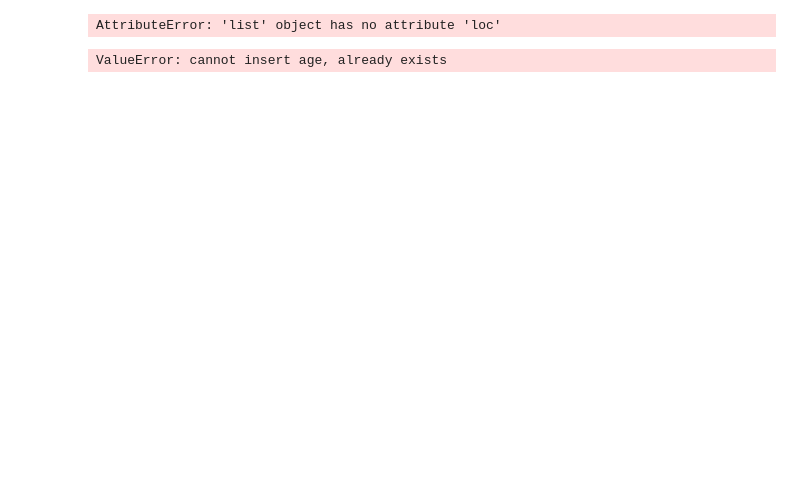
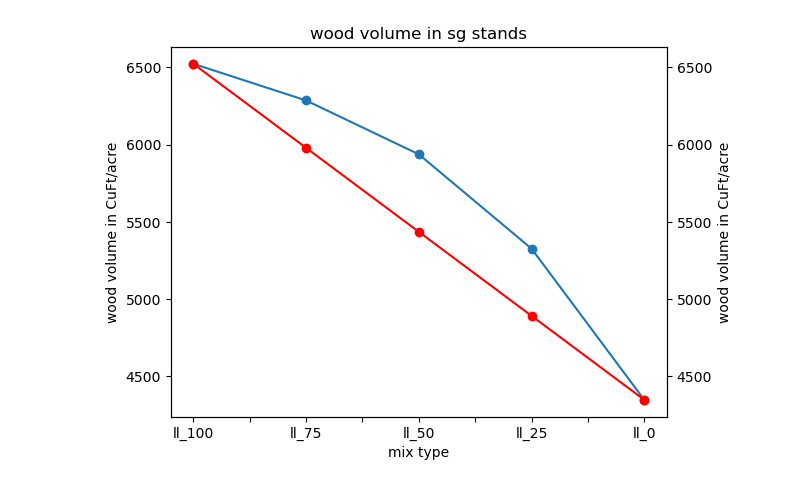
Before and after one commit to c0dama/plantations, a Jupyter notebook: plantations.ipynb, the cells around one changed output. Drawn from its saved outputs; the diff is of its cells as text; code cells hidden in the pictures; blank space fills up the shorter version.

```diff
--- a/plantations.ipynb
+++ b/plantations.ipynb
@@ -94,66 +76,29 @@ lev(*stands_wo)
 # %%
 
-def species(dct, *args,):
-    for term in args:
-        wo_true = {key:value for key, value in dct.items() if term in key}
-    return wo_true
-
-
-
-def volume(*args):
+def volume(graphtitle, *args):
     volume_true = []
     volume_arithmetic = []
     for stand in args:
         volume_true.append(stand.loc[stand["age"] == 50]["Total_MCuFt"].item())
+
     volume_arithmetic.append(volume_true[0])
     volume_arithmetic.append(volume_true[0] * 0.75 + volume_true[-1] * 0.25)
     volume_arithmetic.append(volume_true[0] * 0.5 + volume_true[-1] * 0.5)
     volume_arithmetic.append(volume_true[0] * 0.25 + volume_true[-1] * 0.75)
     volume_arithmetic.append(volume_true[-1])
 
+    stand_df = pd.DataFrame()
+    stand_df["mix type"] = ["ll_100", "ll_75", "ll_50", "ll_25", "ll_0"]
+    stand_df["true volume"] = volume_true
+    stand_df["arithmetic"] = volume_arithmetic
+    vol_comp = stand_df.plot(x="mix type", y="true volume", legend=False, marker = "o")
+    plt.ylabel("wood volume in CuFt/acre")
+    vol_comp2 = vol_comp.twinx()
+    stand_df.plot(x="mix type", y="arithmetic", ax=vol_comp2, legend=False, marker = "o", color="r")
+    plt.title(graphtitle)
+    plt.ylabel("wood volume in CuFt/acre")
 
-volume(stands_wo)
-        #for stand in wo_stands:
-    #wo_true.append(stand.iloc[10:11, 2:3])
-#for stand in wo_stands:
-   # wo_true.append(stand.loc[stand["age"] == 50]["Total_MCuFt"].item())
 
-#wo_arithmetic.append(wo_true[0])
-#wo_arithmetic.append(wo_true[0] * 0.75 + wo_true[-1] * 0.25)
-#wo_arithmetic.append(wo_true[0] * 0.5 + wo_true[-1] * 0.5)
-#wo_arithmetic.append(wo_true[0] * 0.25 + wo_true[-1] * 0.75)
-#wo_arithmetic.append(wo_true[-1])
-
-#wo_df = pd.DataFrame()
-
-#wo_df["mix type"] = ["ll_100", "ll_75", "ll_50", "ll_25", "ll_0"]
-#wo_df["true volume"] = wo_true
-#wo_df["arithmetic"] = wo_arithmetic
-
-#vol_comp = wo_df.plot(x="mix type", y="true volume", legend=False, marker = "o")
-#vol_comp2 = vol_comp.twinx()
-#wo_df.plot(x="mix type", y="arithmetic", ax=vol_comp2, legend=False, marker = "o", color="r")
-#vol_comp.figure.legend()
-#plt.show()
-#plt.savefig("/mnt/5A5136DD7377F658/rawdata/plottest1.jpg")
+volume("wood volume in sg stands", *stands_sg)
 # %% [output]
-AttributeError: 'list' object has no attribute 'loc'
+[figure, added]
-# %%
-def lev(*stands):
-    for stand in stands:
-        stand_list = list(stand)
-        stand.insert(loc=1, column="age", value=[i for i in range(0, 205, 5)])
-        if len(stand_list) > 6:
-            stand["ll_pulp"] = stand.iloc[:,3] - stand.iloc[:,6]
-            stand["hw_pulp"] = stand.iloc[:,4] - stand.iloc[:,7]
-            stand["revenue"] = stand.iloc[:,6] * ll_timber + stand.iloc[:,6] * hw_timber + stand.iloc[:,8] * ll_pulp + stand.iloc[:,9] * hw_pulp
-            stand["faustmann"] = stand[["revenue", "age"]].apply(lambda x: faustmann(x["revenue"], x["age"]), axis=1)
-        else:
-            stand["pulp"] = stand.iloc[:,3] - stand.iloc[:,5]
-            if stand.iloc[3,2] == 0:
-                stand["revenue"] = stand.iloc[:,5] * hw_timber + stand.iloc[:,6] * hw_pulp
-            else:
-                stand["revenue"] = stand.iloc[:,5] * ll_timber + stand.iloc[:,6] * ll_pulp
-            stand["faustmann"] = stand[["revenue", "age"]].apply(lambda x: faustmann(x["revenue"], x["age"]), axis=1)
-# %% [output]
-ValueError: cannot insert age, already exists
```
Also changed, not shown: parts of 2 cells of this notebook.
